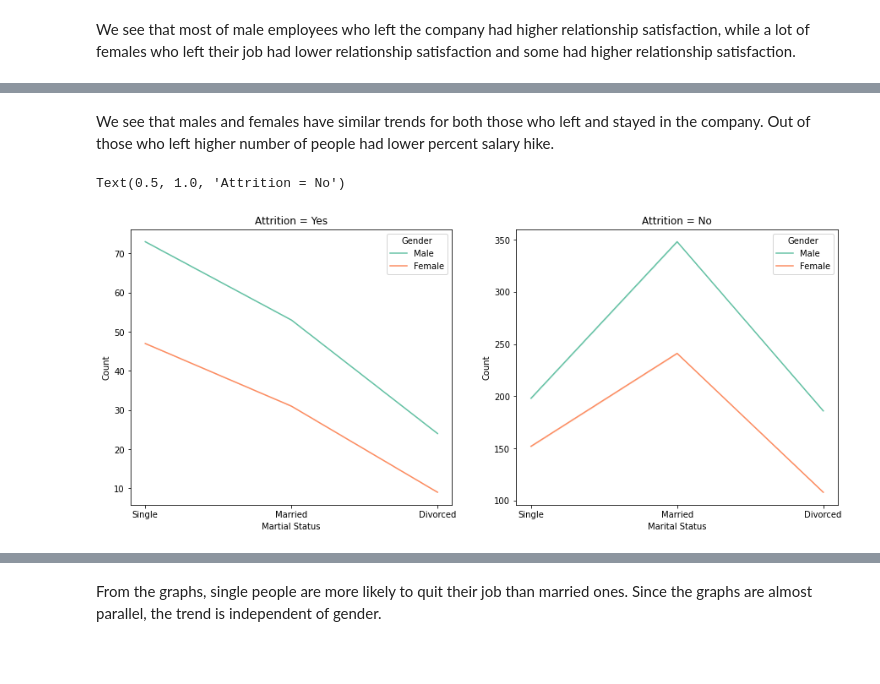
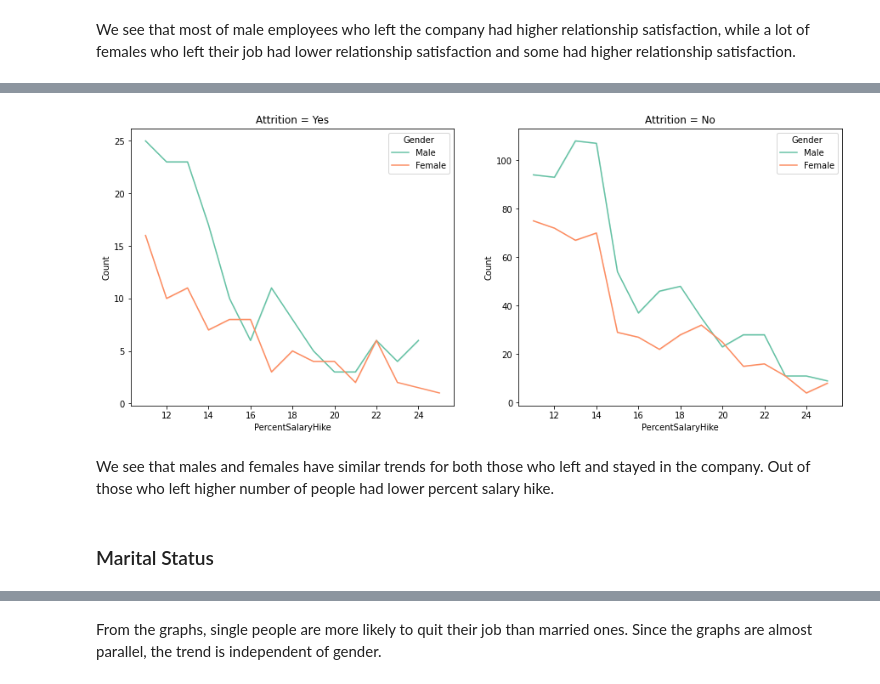
Before and after one commit to vita-levytska/HR-Analytics, a Jupyter notebook: HR-Analytics.ipynb, the cells around one changed output, grey strips where cells are left out. Drawn from its saved outputs; the diff is of its cells as text; code cells hidden in the pictures; blank space fills up the shorter version.

```diff
--- a/HR-Analytics.ipynb
+++ b/HR-Analytics.ipynb
@@ -191,3 +182,0 @@ boxen_plot("Gender","JobSatisfaction","Attrition")
-# %%
-ax = sns.violinplot(x="Gender", y="JobSatisfaction", hue="Attrition",
-                 data=df, palette="BuPu")
@@ -264,2 +282,6 @@ Text(0.5, 1.0, 'Attrition = No')
+# %%
+line_plots('PercentSalaryHike', 'Count_PercentSalaryHike_by_GenderAttrition', hue = 'Gender')
+# %% [output]
+[figure, added]
 # %% [markdown]
 We see that males and females have similar trends for both those who left and stayed in the company. Out of those who left higher number of people had lower percent salary hike.
@@ -269,19 +288,2 @@ df['Count_martialstatus_by_attrition_gender'] = df.groupby(['MaritalStatus','Gen
-# %%
-fig, ax = plt.subplots(1,2, figsize = (15,6))
-hue_order = ["Male", "Female"]
-order_labels = ['Single', 'Married', 'Divorced']
-# set categorical order
-df['MaritalStatus'] = pd.Categorical(df['MaritalStatus'],
-                                   categories=['Single', 'Married', 'Divorced'],
-                                   ordered=True)
-sns.lineplot(x = 'MaritalStatus', y = 'Count_martialstatus_by_attrition_gender', hue = 'Gender', palette = 'Set2',
-             data = df[df['Attrition'] == 'Yes'], hue_order = hue_order, ax = ax[0])
-sns.lineplot(x = 'MaritalStatus', y = 'Count_martialstatus_by_attrition_gender', hue = 'Gender', palette = 'Set2',
-             data = df[df['Attrition'] == 'No'], hue_order = hue_order, ax = ax[1])
-ax[0].set(xlabel = 'Martial Status', ylabel='Count')
-ax[1].set(xlabel = 'Marital Status', ylabel='Count')
-ax[0].set_title("Attrition = Yes")
-ax[1].set_title("Attrition = No")
-# %% [output]
-Text(0.5, 1.0, 'Attrition = No')
-[figure, removed]
+# %% [markdown]
+### Marital Status
```
Also changed, not shown: parts of 96 cells of this notebook.
